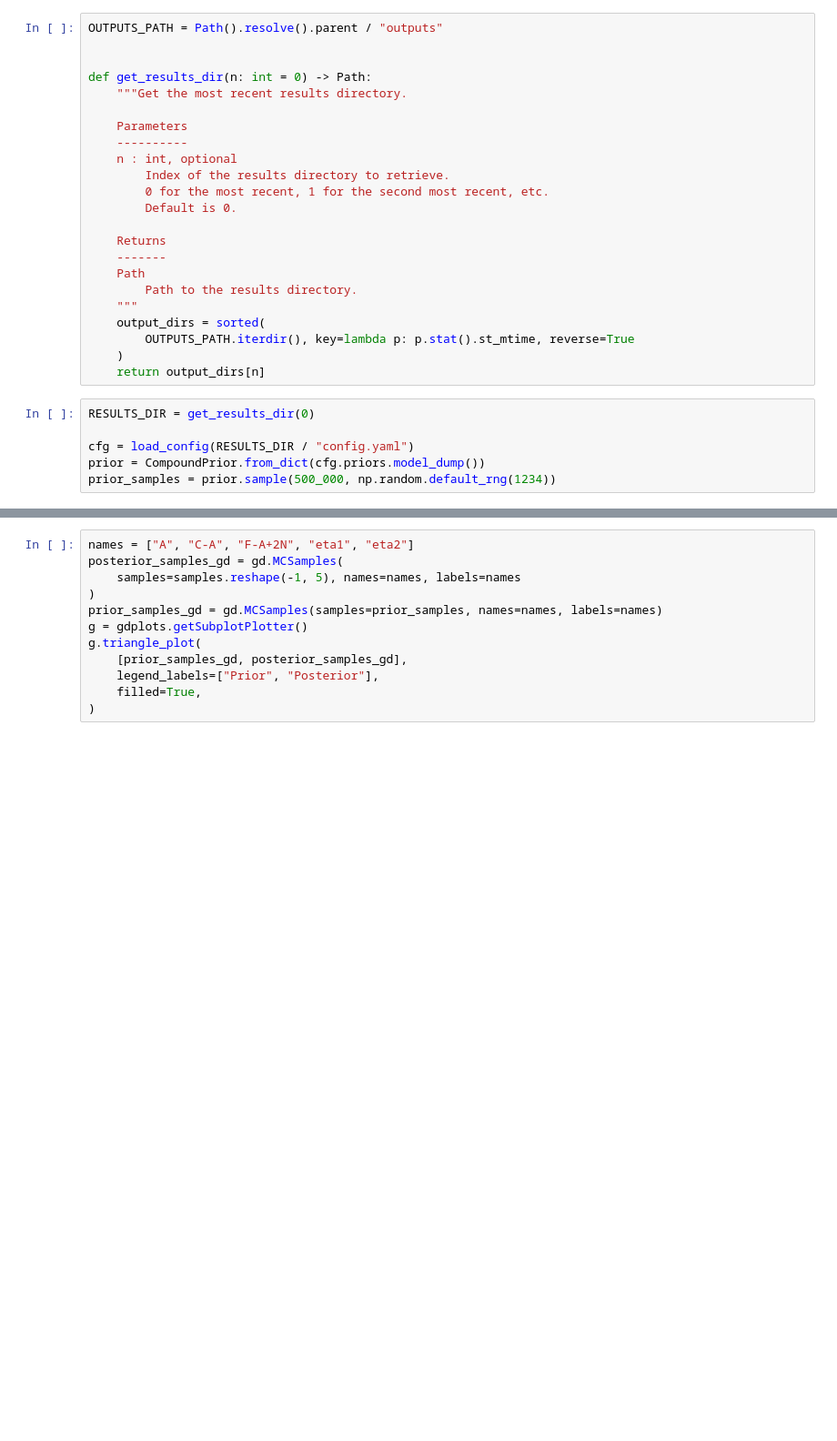
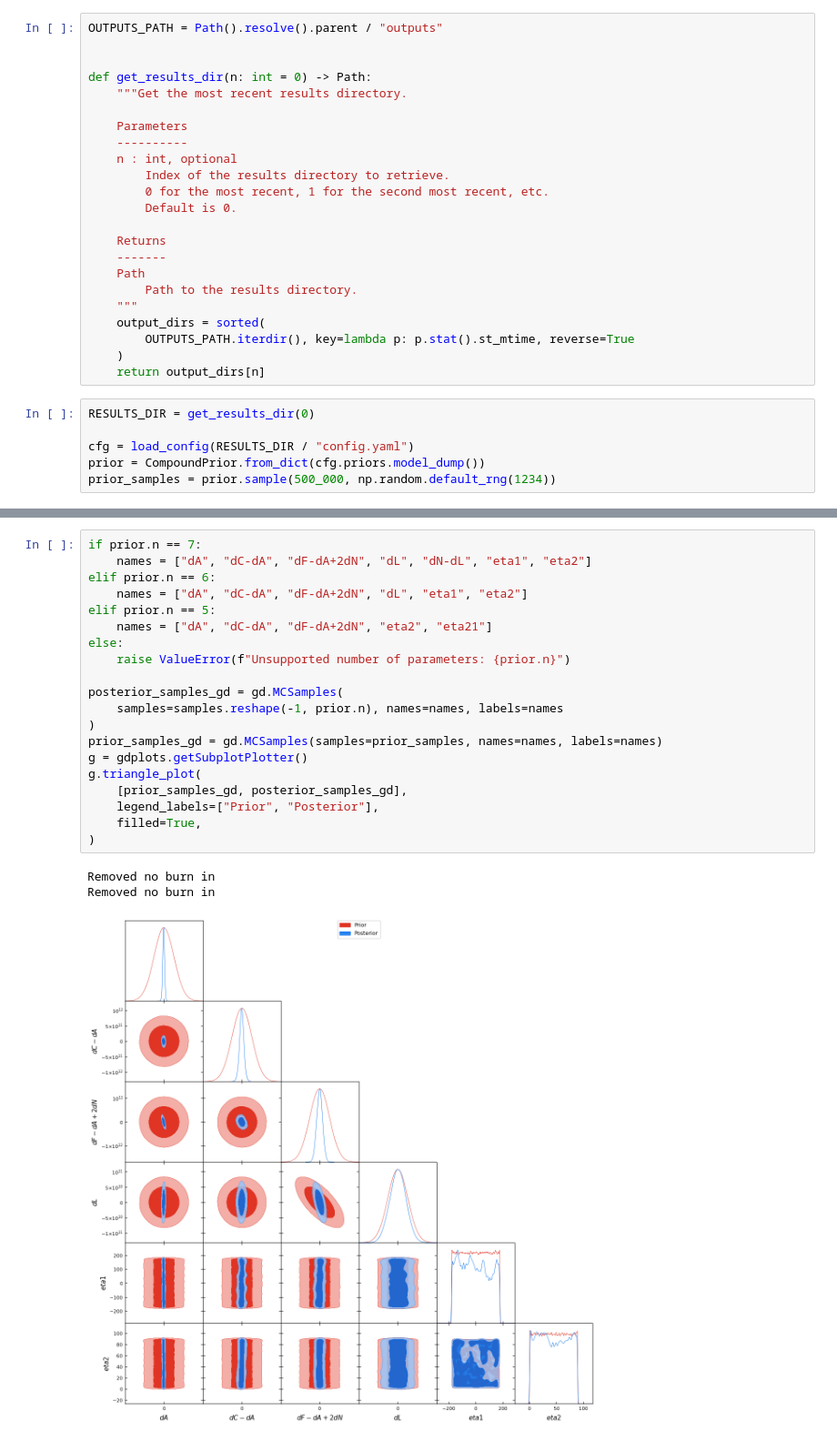
Before and after one commit to auggiemarignier/icanisddr, a Jupyter notebook: experiments/bulkic_real/notebooks/analyse_samples.ipynb, the cells around one changed output, grey strips where cells are left out. Shown at 91% size. Cells and saved outputs as stored; diff of their text form; blank space fills up the shorter version.

```diff
--- a/experiments/bulkic_real/notebooks/analyse_samples.ipynb
+++ b/experiments/bulkic_real/notebooks/analyse_samples.ipynb
@@ -51,15 +68,27 @@ plt.show()
 # %%
-names = ["A", "C-A", "F-A+2N", "eta1", "eta2"]
+if prior.n == 7:
+    names = ["dA", "dC-dA", "dF-dA+2dN", "dL", "dN-dL", "eta1", "eta2"]
+elif prior.n == 6:
+    names = ["dA", "dC-dA", "dF-dA+2dN", "dL", "eta1", "eta2"]
+elif prior.n == 5:
+    names = ["dA", "dC-dA", "dF-dA+2dN", "eta2", "eta21"]
+else:
+    raise ValueError(f"Unsupported number of parameters: {prior.n}")
+
 posterior_samples_gd = gd.MCSamples(
-    samples=samples.reshape(-1, 5), names=names, labels=names
+    samples=samples.reshape(-1, prior.n), names=names, labels=names
 )
 prior_samples_gd = gd.MCSamples(samples=prior_samples, names=names, labels=names)
 g = gdplots.getSubplotPlotter()
 g.triangle_plot(
     [prior_samples_gd, posterior_samples_gd],
     legend_labels=["Prior", "Posterior"],
     filled=True,
 )
+# %% [output]
+Removed no burn in
+Removed no burn in
+[figure, added]
 # %%
 g.triangle_plot(
     [posterior_samples_gd],
```
Also changed, not shown: parts of 8 cells of this notebook, 1 other file.
